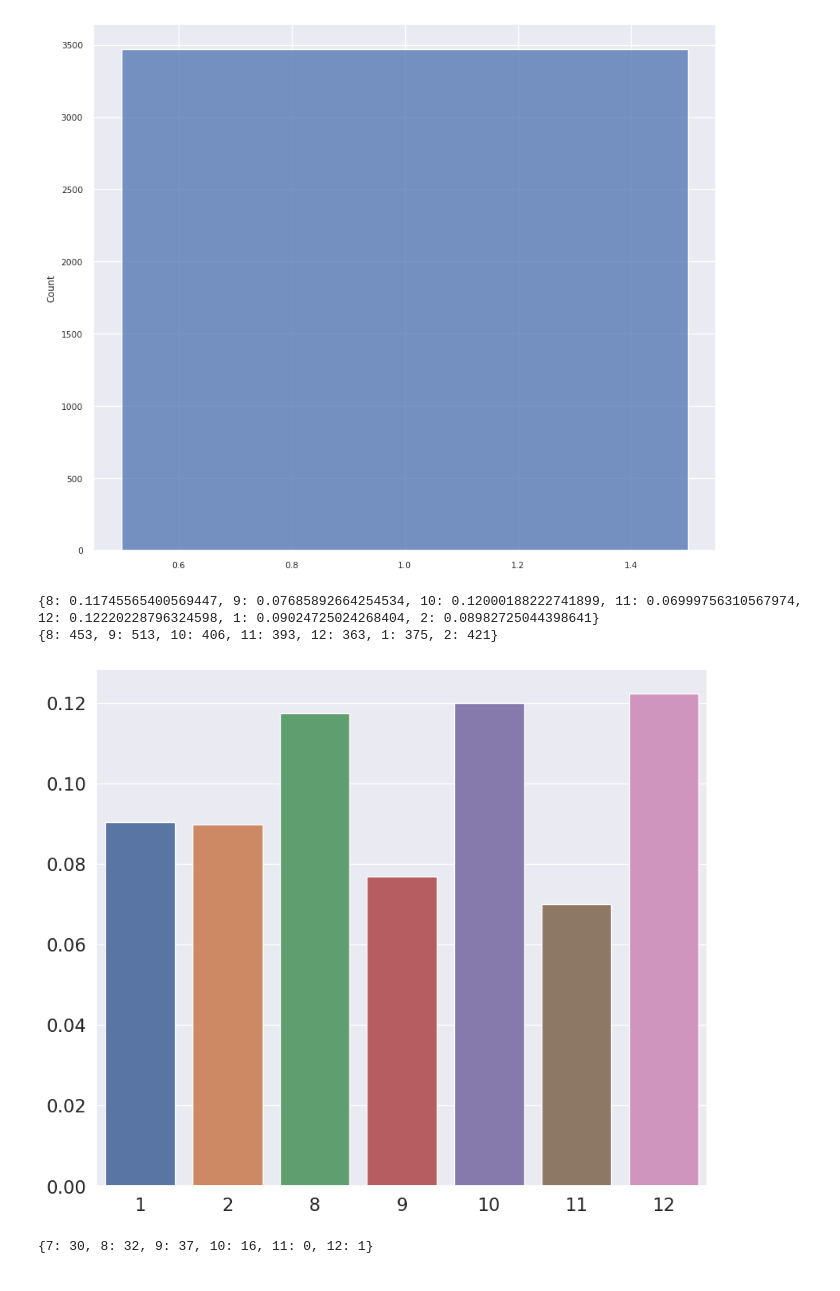
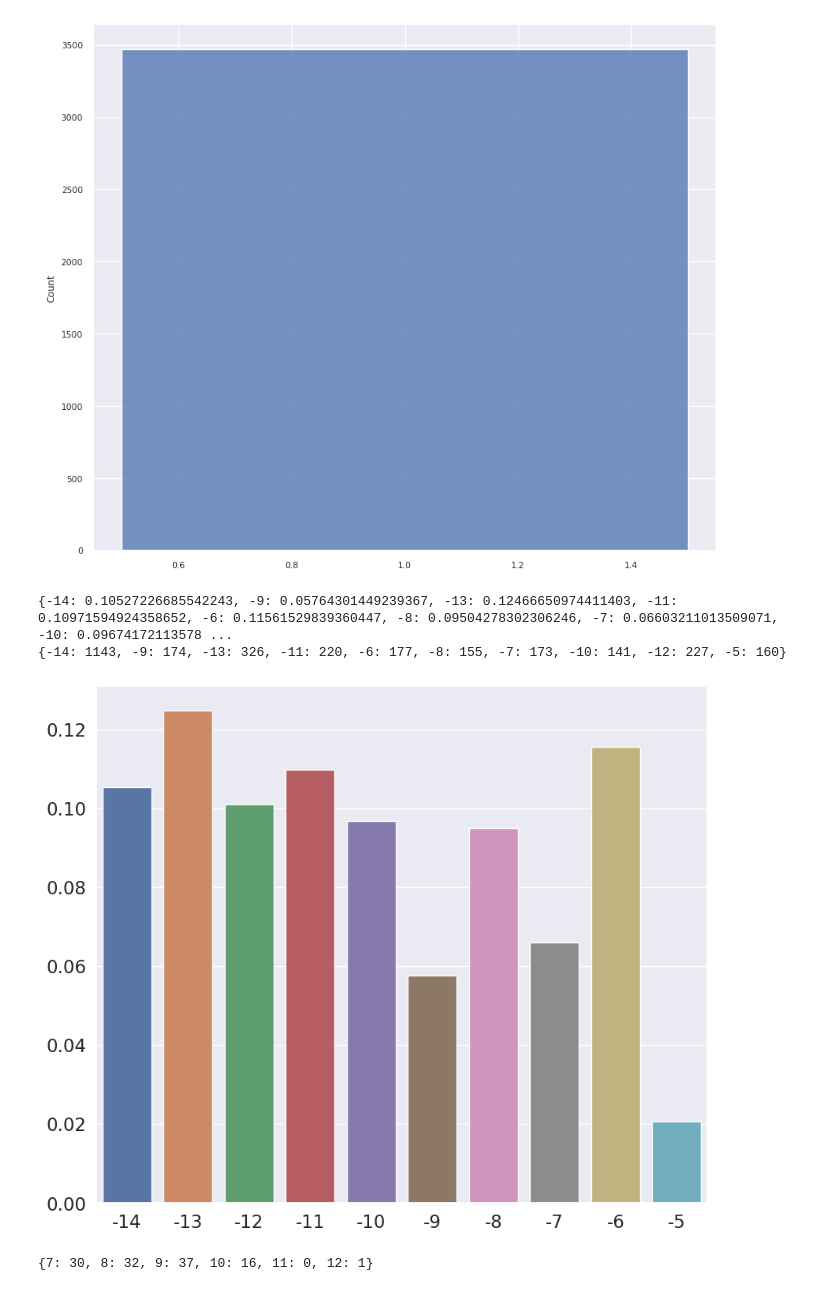
Before and after one commit to Dateb/WageringSystem, a Jupyter notebook: notebooks/Results Plotting.ipynb, the cells around one changed output. Saved outputs shown, nothing was run; the diff lists cells and outputs as text; code cells hidden in the pictures.

```diff
--- a/notebooks/Results Plotting.ipynb
+++ b/notebooks/Results Plotting.ipynb
@@ -150,37 +150,37 @@ def get_hour_count(bet: Bet) -> int:
 
 def get_country(bet: Bet) -> str:
     return bet.bet_offer.country
 
 def get_month(bet: Bet) -> int:
     return bet.bet_offer.offer_datetime.month
 
 
 def show_clvs_by_category(category_calculator):
     clvs = {}
 
     for bet in test_bets:
         category = category_calculator(bet)
 
         if category not in clvs:
             clvs[category] = []
 
         clv = bet.bet_offer.live_result.clv
         if clv != 0:
             clvs[category].append(clv)
 
     clv_means = {cat: np.mean(clvs[cat]) for cat in clvs}
     clv_counts = {cat: len(clvs[cat]) for cat in clvs}
 
     print(clv_means)
     print(clv_counts)
 
     sns.barplot(x=list(clv_means.keys()), y=list(clv_means.values()))
 
-show_clvs_by_category(get_month)
+show_clvs_by_category(get_hour_count)
 # %% [output]
-{8: 0.11745565400569447, 9: 0.07685892664254534, 10: 0.12000188222741899, 11: 0.06999756310567974, 12: 0.12220228796324598, 1: 0.09024725024268404, 2: 0.08982725044398641}
-{8: 453, 9: 513, 10: 406, 11: 393, 12: 363, 1: 375, 2: 421}
+{-14: 0.10527226685542243, -9: 0.05764301449239367, -13: 0.12466650974411403, -11: 0.10971594924358652, -6: 0.11561529839360447, -8: 0.09504278302306246, -7: 0.06603211013509071, -10: 0.09674172113578 ...
+{-14: 1143, -9: 174, -13: 326, -11: 220, -6: 177, -8: 155, -7: 173, -10: 141, -12: 227, -5: 160}
-[figure, old version]
+[figure, new version]
 # %%
 month_count = {}
 
```
Also changed, not shown: parts of 2 cells of this notebook, 6 other files.
